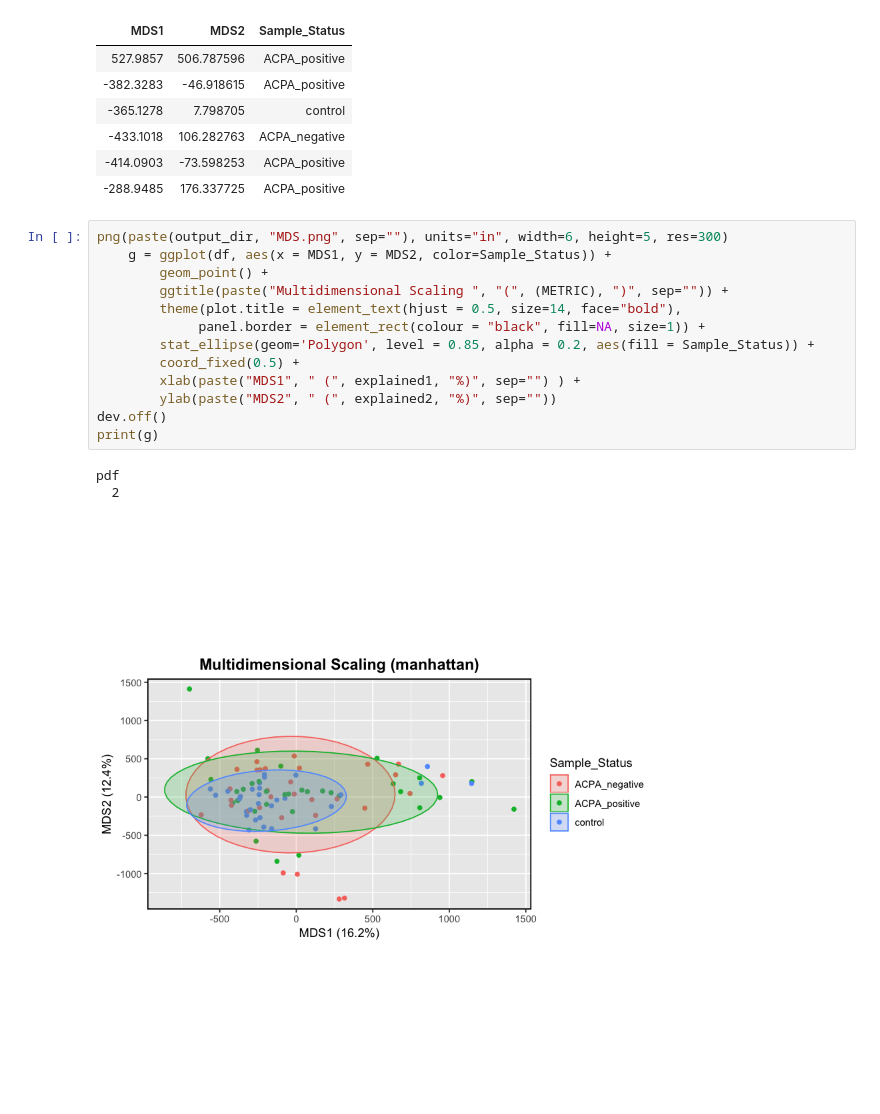
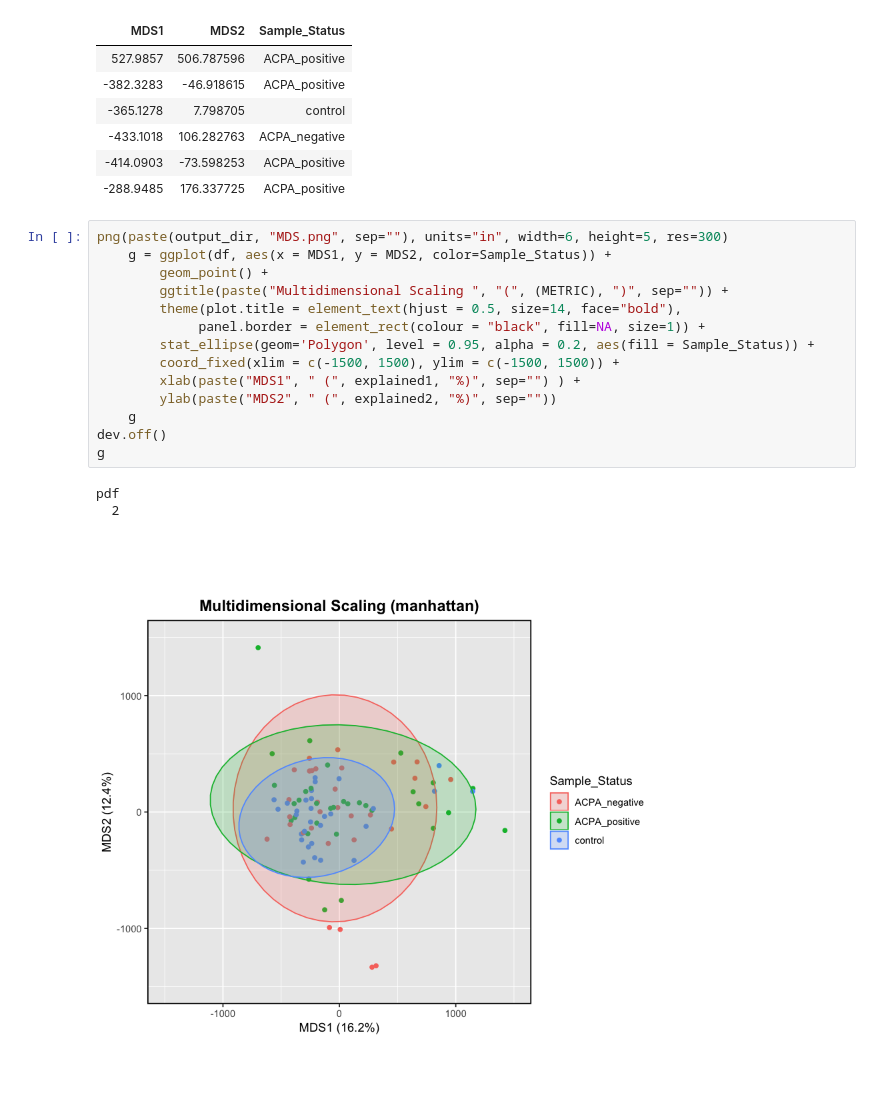
Before and after one commit to danielchang2002/Auto-antibody-Profiling-in-RA, a Jupyter notebook: src/DataVisualization.ipynb, the cells around one changed output. Drawn from its saved outputs; the diff is of its cells as text.

```diff
--- a/src/DataVisualization.ipynb
+++ b/src/DataVisualization.ipynb
@@ -138,17 +139,18 @@ head(df)
 # %%
 png(paste(output_dir, "MDS.png", sep=""), units="in", width=6, height=5, res=300)
     g = ggplot(df, aes(x = MDS1, y = MDS2, color=Sample_Status)) +
         geom_point() +
         ggtitle(paste("Multidimensional Scaling ", "(", (METRIC), ")", sep="")) +
         theme(plot.title = element_text(hjust = 0.5, size=14, face="bold"),
              panel.border = element_rect(colour = "black", fill=NA, size=1)) +
-        stat_ellipse(geom='Polygon', level = 0.85, alpha = 0.2, aes(fill = Sample_Status)) +
-        coord_fixed(0.5) +
+        stat_ellipse(geom='Polygon', level = 0.95, alpha = 0.2, aes(fill = Sample_Status)) +
+        coord_fixed(xlim = c(-1500, 1500), ylim = c(-1500, 1500)) +
         xlab(paste("MDS1", " (", explained1, "%)", sep="") ) +
         ylab(paste("MDS2", " (", explained2, "%)", sep=""))
+    g
 dev.off()
-print(g)
+g
 # %% [output]
 pdf
   2
-[figure, old version]
+[figure, new version]
```
Also changed, not shown: parts of 1 cell of this notebook, 3 other files.
